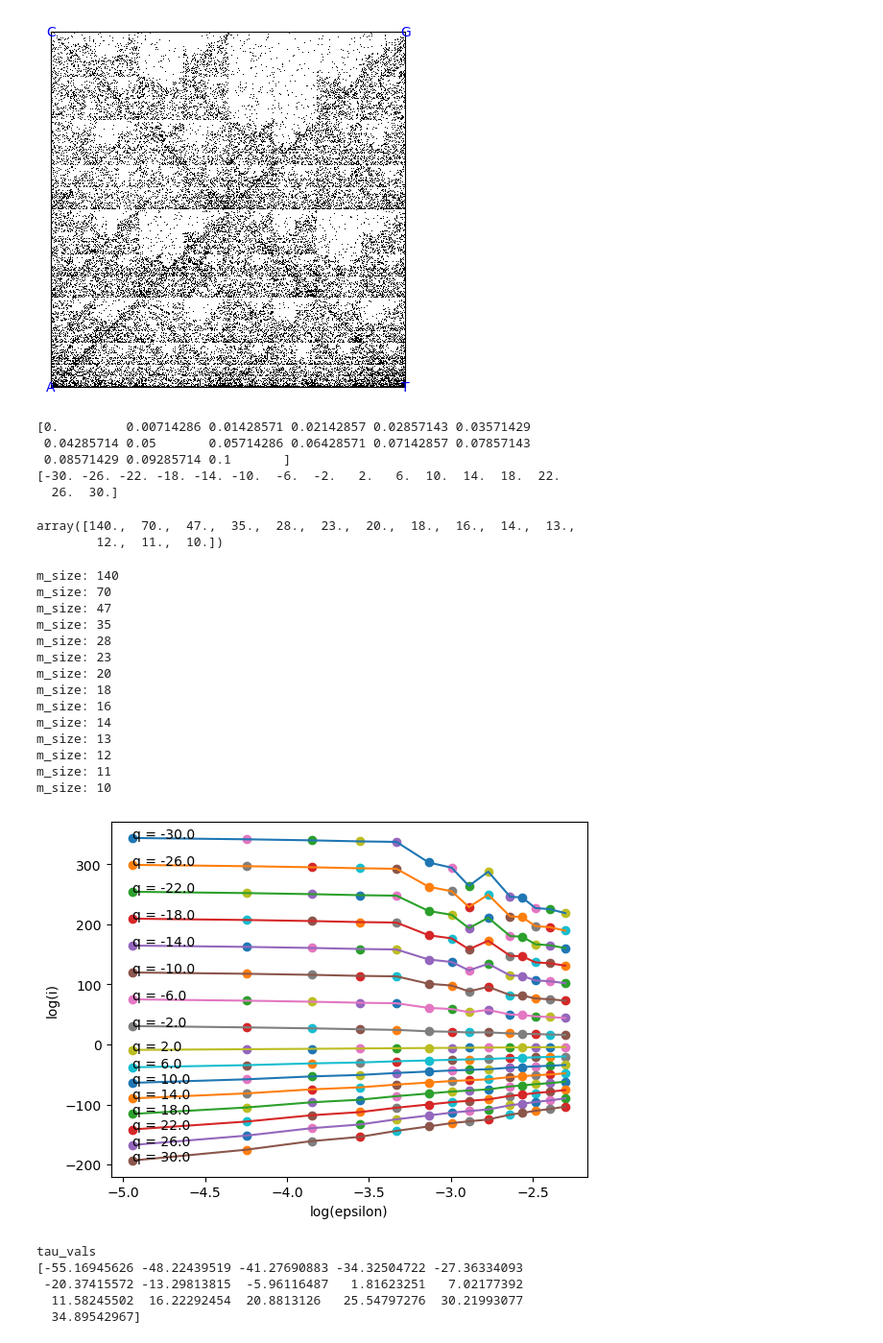
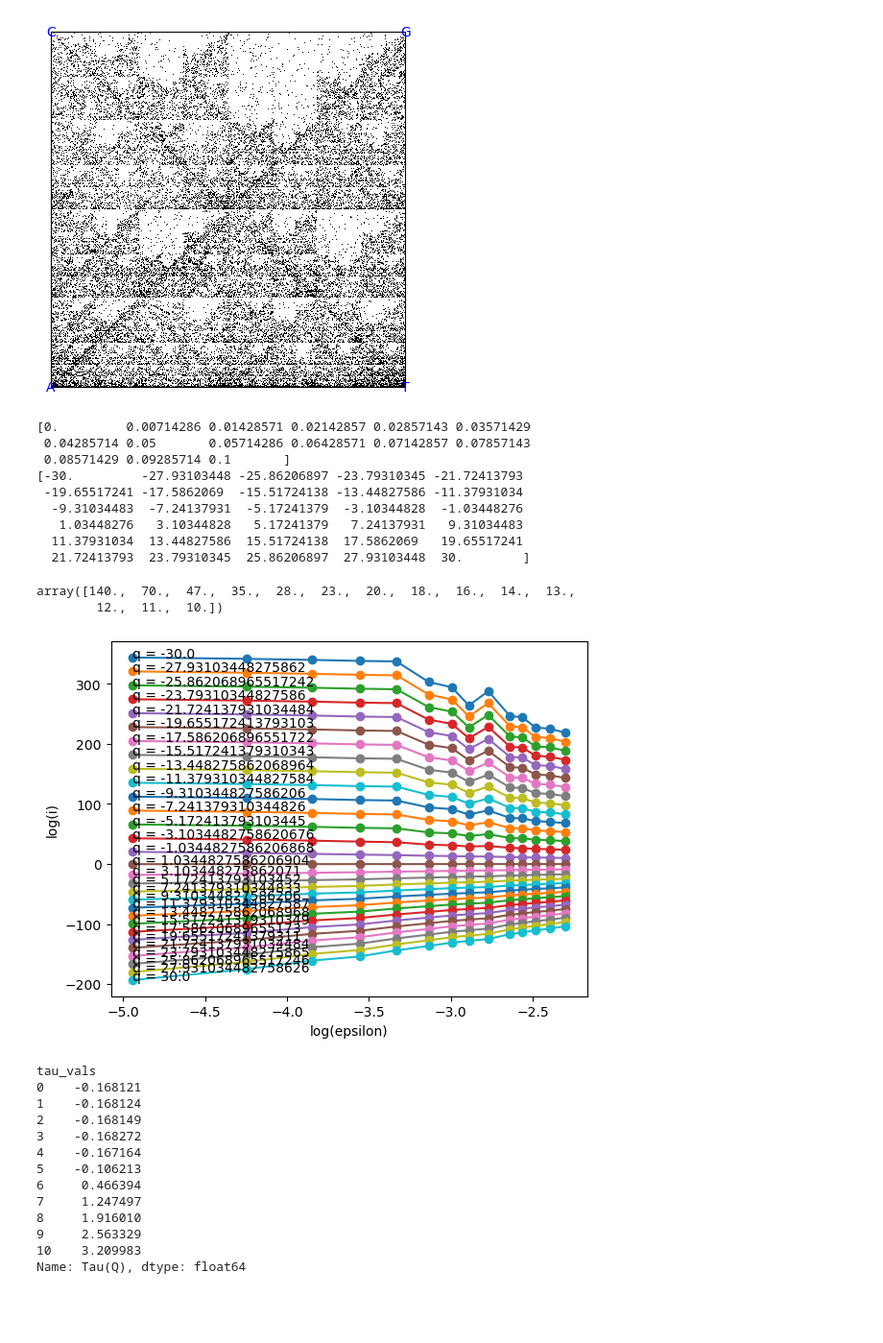
Before and after one commit to DiegoFLM/Analysis-of-microbial-genomes--MFA-GC-content-lifestyle-and-human-microbiome, a Jupyter notebook: notebooks_and_info/MFA_code/cgr_nb.ipynb, the cells around one changed output. Shown at 96% size. Drawn from its saved outputs; the diff is of its cells as text; code cells hidden in the pictures; blank space fills up the shorter version.

```diff
--- a/notebooks_and_info/MFA_code/cgr_nb.ipynb
+++ b/notebooks_and_info/MFA_code/cgr_nb.ipynb
@@ -226,6 +223,8 @@ print(q_range)
 [0.   0.01 0.02 0.03 0.04 0.05 0.06 0.07 0.08 0.09 0.1 ]
 [-15. -12.  -9.  -6.  -3.   0.   3.   6.   9.  12.  15.]
 # %%
-tau_vals_test, r_squared_arr_test, i_list, epsilon_used = \
+# tau_vals_test, r_squared_arr_test, i_list, epsilon_used = \
+# df_tau_r2_test.columns = ['Q', 'Tau(Q)', 'r_squared']
+df_tau_r2_test = \
     mfa_test.calc_tau_q(epsilon_range, q_range, use_powers = False, plot_log_i_log_e = True)
 # %% [output]
@@ -389,43 +393,45 @@ MFA.plot_cgr(matrix_h_globin_cum)
 mfa_globin = MFA(seq_h_globin)
 # %%
 epsilon_range_globin = np.linspace(0, 0.1, 15)
-q_range_globin = np.linspace(-30, 30, 16)
+q_range_globin = np.linspace(-30, 30, 30)
 print(epsilon_range_globin)
 print(q_range_globin)
 # %% [output]
 [0.         0.00714286 0.01428571 0.02142857 0.02857143 0.03571429
  0.04285714 0.05       0.05714286 0.06428571 0.07142857 0.07857143
  0.08571429 0.09285714 0.1       ]
-[-30. -26. -22. -18. -14. -10.  -6.  -2.   2.   6.  10.  14.  18.  22.
-  26.  30.]
+[-30.         -27.93103448 -25.86206897 -23.79310345 -21.72413793
+ -19.65517241 -17.5862069  -15.51724138 -13.44827586 -11.37931034
+  -9.31034483  -7.24137931  -5.17241379  -3.10344828  -1.03448276
+   1.03448276   3.10344828   5.17241379   7.24137931   9.31034483
+  11.37931034  13.44827586  15.51724138  17.5862069   19.65517241
+  21.72413793  23.79310345  25.86206897  27.93103448  30.        ]
 # %%
 np.round(1 / epsilon_range_globin[1:])
 # %% [output]
 array([140.,  70.,  47.,  35.,  28.,  23.,  20.,  18.,  16.,  14.,  13.,
         12.,  11.,  10.])
 # %%
-tau_vals, r_squared_arr, i_list_globin, epsilon_used_globin = \
-    mfa_globin.calc_tau_q(epsilon_range_globin, q_range_globin, use_powers = False, plot_log_i_log_e = True)
+# tau_vals, r_squared_arr, i_list_globin, epsilon_used_globin = \
+# df_tau_r2_test.columns = ['Q', 'Tau(Q)', 'r_squared']
+df_tau_r2_globin = mfa_globin.calc_tau_q(epsilon_range_globin,
+                                         q_range_globin,
+                                         use_powers = False,
+                                         plot_log_i_log_e = True)
 print("tau_vals")
-print(tau_vals)
+print(df_tau_r2_test['Tau(Q)'])
 # %% [output]
+[figure, new version]
-m_size: 140
-m_size: 70
-m_size: 47
-m_size: 35
-m_size: 28
-m_size: 23
-m_size: 20
-m_size: 18
-m_size: 16
-m_size: 14
-m_size: 13
-m_size: 12
-m_size: 11
-m_size: 10
+tau_vals
+0    -0.168121
+1    -0.168124
+2    -0.168149
+3    -0.168272
+4    -0.167164
+5    -0.106213
+6     0.466394
+7     1.247497
+8     1.916010
+9     2.563329
+10    3.209983
+Name: Tau(Q), dtype: float64
-[figure, old version]
-tau_vals
-[-55.16945626 -48.22439519 -41.27690883 -34.32504722 -27.36334093
- -20.37415572 -13.29813815  -5.96116487   1.81623251   7.02177392
-  11.58245502  16.22292454  20.8813126   25.54797276  30.21993077
-  34.89542967]
```
Also changed, not shown: parts of 19 cells of this notebook, 5 other files.
